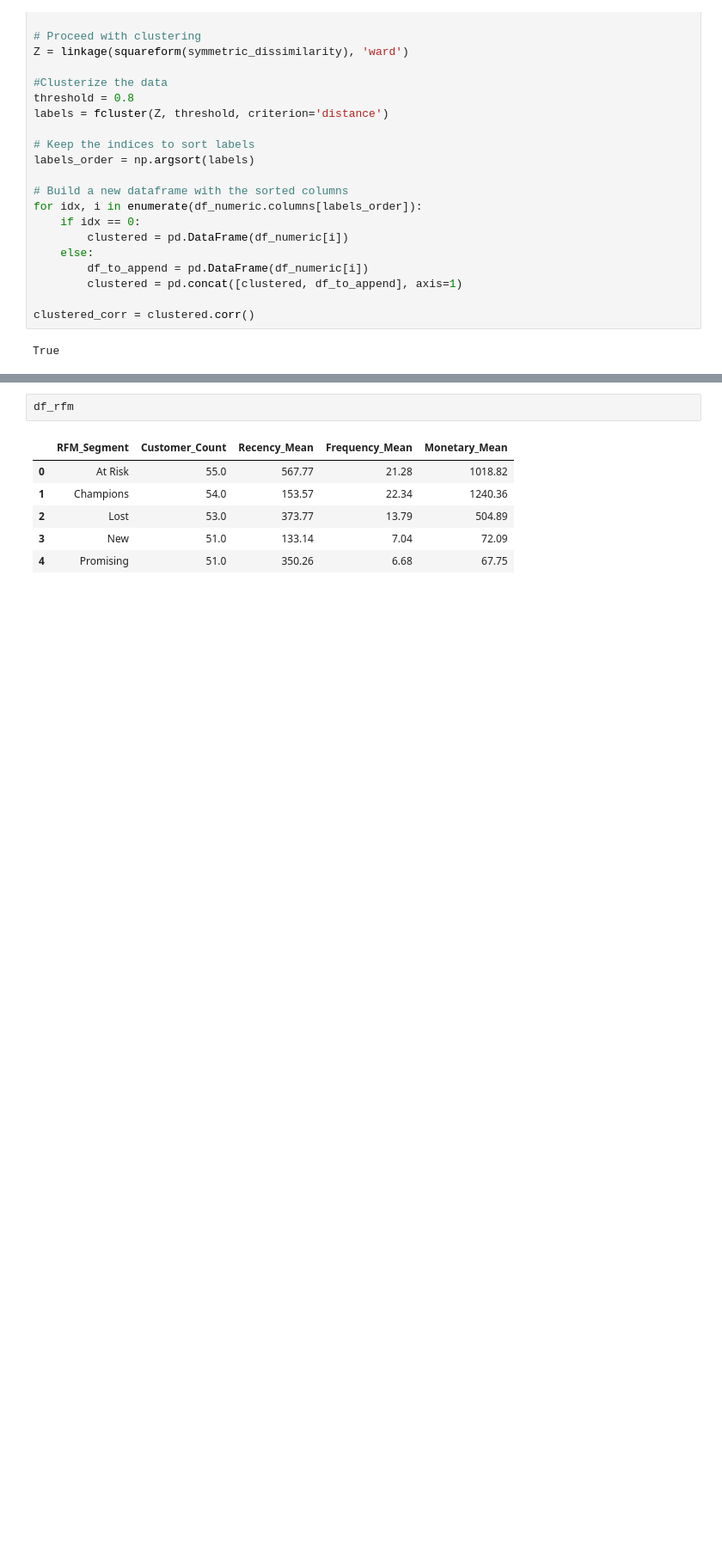
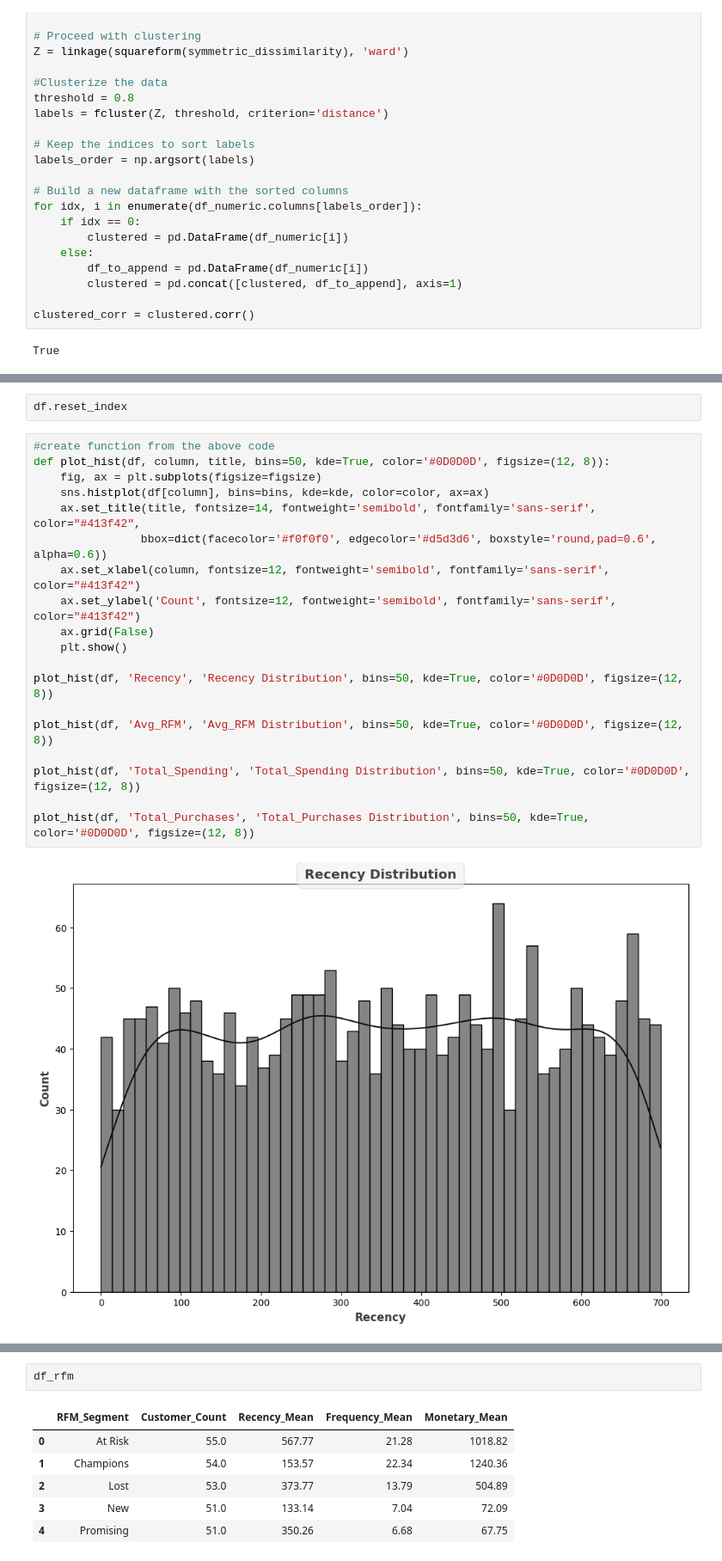
Before and after one commit to ramdhanhdy/DS_Project, a Jupyter notebook: Marketing Campaign/RFM Analysis.ipynb, the cells around one changed output, grey strips where cells are left out. Shown at 86% size. Cells and saved outputs as stored; diff of their text form; blank space fills up the shorter version.

```diff
--- a/Marketing Campaign/RFM Analysis.ipynb
+++ b/Marketing Campaign/RFM Analysis.ipynb
@@ -251,0 +251,23 @@ plot_bar(corr_rfm, title='Influence on Avg_RFM', width=0.8, figsize=(12, 8), x_l
+# %%
+df.reset_index
+# %%
+#create function from the above code
+def plot_hist(df, column, title, bins=50, kde=True, color='#0D0D0D', figsize=(12, 8)):
+    fig, ax = plt.subplots(figsize=figsize)
+    sns.histplot(df[column], bins=bins, kde=kde, color=color, ax=ax)
+    ax.set_title(title, fontsize=14, fontweight='semibold', fontfamily='sans-serif', color="#413f42",
+                bbox=dict(facecolor='#f0f0f0', edgecolor='#d5d3d6', boxstyle='round,pad=0.6', alpha=0.6))
+    ax.set_xlabel(column, fontsize=12, fontweight='semibold', fontfamily='sans-serif', color="#413f42")
+    ax.set_ylabel('Count', fontsize=12, fontweight='semibold', fontfamily='sans-serif', color="#413f42")
+    ax.grid(False)
+    plt.show()
+
+plot_hist(df, 'Recency', 'Recency Distribution', bins=50, kde=True, color='#0D0D0D', figsize=(12, 8))
+
+plot_hist(df, 'Avg_RFM', 'Avg_RFM Distribution', bins=50, kde=True, color='#0D0D0D', figsize=(12, 8))
+
+plot_hist(df, 'Total_Spending', 'Total_Spending Distribution', bins=50, kde=True, color='#0D0D0D', figsize=(12, 8))
+
+plot_hist(df, 'Total_Purchases', 'Total_Purchases Distribution', bins=50, kde=True, color='#0D0D0D', figsize=(12, 8))
+# %% [output]
+[figure, added]
```
Also changed, not shown: parts of 8 cells of this notebook.
